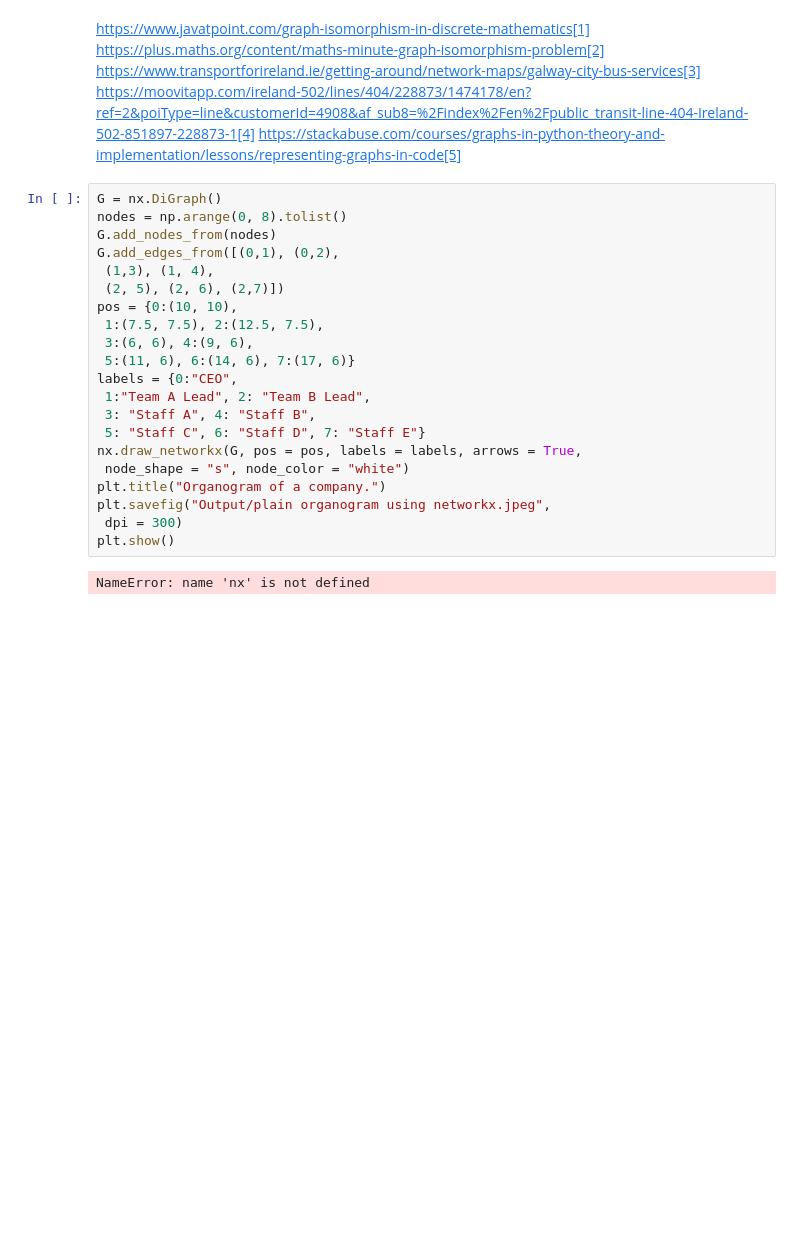
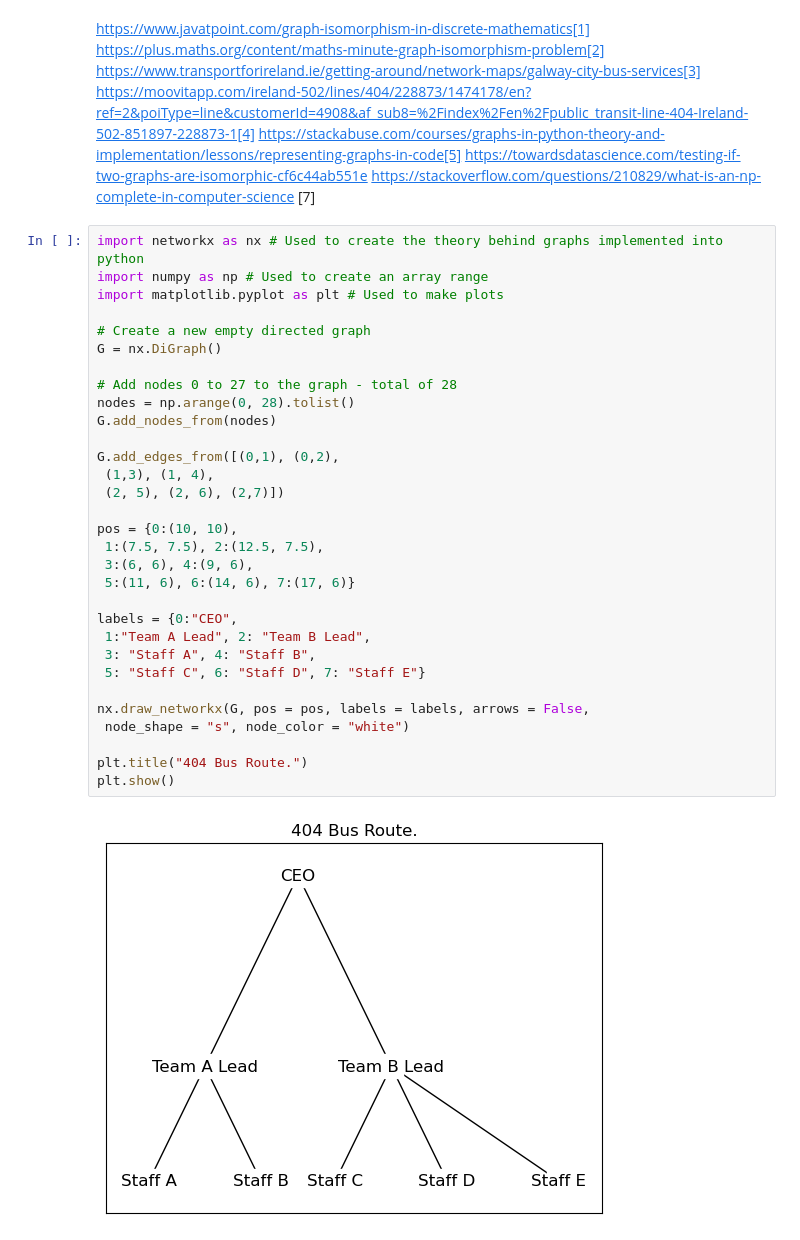
Before and after one commit to CianMcGriskin/Graph-Theory-Project, a Jupyter notebook: graph_isomorphism.ipynb, the cells around one changed output. Cells and saved outputs as stored; diff of their text form; blank space fills up the shorter version.

```diff
--- a/graph_isomorphism.ipynb
+++ b/graph_isomorphism.ipynb
@@ -73,26 +79,38 @@ https://plus.maths.org/content/maths-minute-graph-isomorphism-problem[2]
 https://www.transportforireland.ie/getting-around/network-maps/galway-city-bus-services[3]
 https://moovitapp.com/ireland-502/lines/404/228873/1474178/en?ref=2&poiType=line&customerId=4908&af_sub8=%2Findex%2Fen%2Fpublic_transit-line-404-Ireland-502-851897-228873-1[4]
 https://stackabuse.com/courses/graphs-in-python-theory-and-implementation/lessons/representing-graphs-in-code[5]
+https://towardsdatascience.com/testing-if-two-graphs-are-isomorphic-cf6c44ab551e
+https://stackoverflow.com/questions/210829/what-is-an-np-complete-in-computer-science [7]
 # %%
+import networkx as nx # Used to create the theory behind graphs implemented into python
+import numpy as np # Used to create an array range
+import matplotlib.pyplot as plt # Used to make plots
+
+# Create a new empty directed graph
 G = nx.DiGraph()
-nodes = np.arange(0, 8).tolist()
+
+# Add nodes 0 to 27 to the graph - total of 28
+nodes = np.arange(0, 28).tolist()
 G.add_nodes_from(nodes)
+
 G.add_edges_from([(0,1), (0,2),
  (1,3), (1, 4),
  (2, 5), (2, 6), (2,7)])
+
 pos = {0:(10, 10),
  1:(7.5, 7.5), 2:(12.5, 7.5),
  3:(6, 6), 4:(9, 6),
  5:(11, 6), 6:(14, 6), 7:(17, 6)}
+
 labels = {0:"CEO",
  1:"Team A Lead", 2: "Team B Lead",
  3: "Staff A", 4: "Staff B",
  5: "Staff C", 6: "Staff D", 7: "Staff E"}
-nx.draw_networkx(G, pos = pos, labels = labels, arrows = True,
+
+nx.draw_networkx(G, pos = pos, labels = labels, arrows = False,
  node_shape = "s", node_color = "white")
-plt.title("Organogram of a company.")
-plt.savefig("Output/plain organogram using networkx.jpeg",
- dpi = 300)
+
+plt.title("404 Bus Route.")
 plt.show()
 # %% [output]
-NameError: name 'nx' is not defined
+[figure, added]
```
Also changed, not shown: parts of 2 cells of this notebook.
